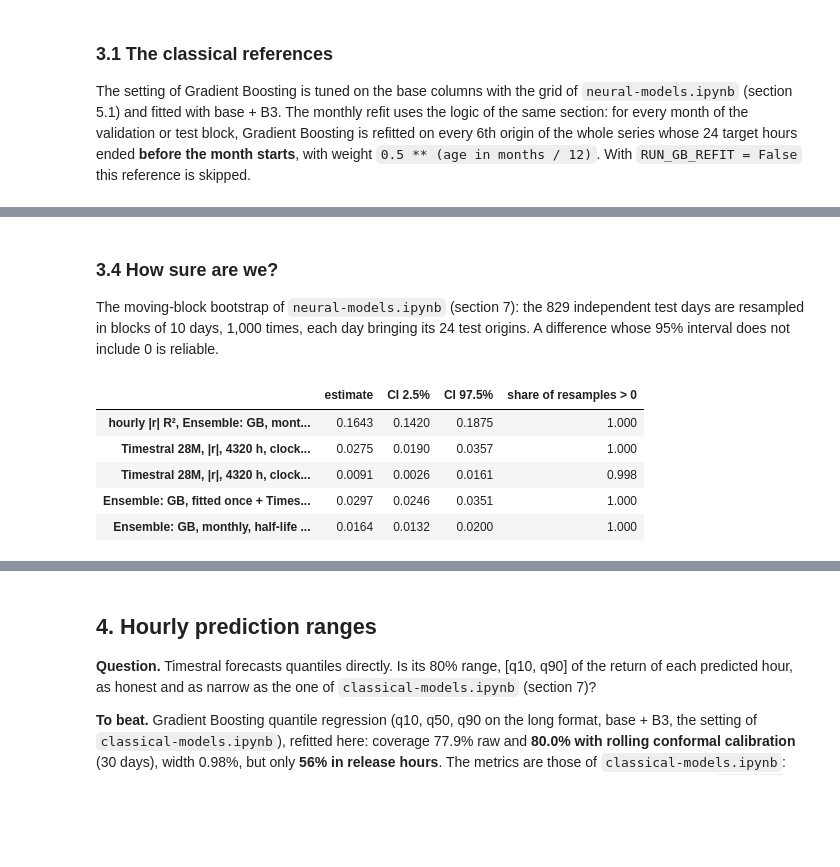
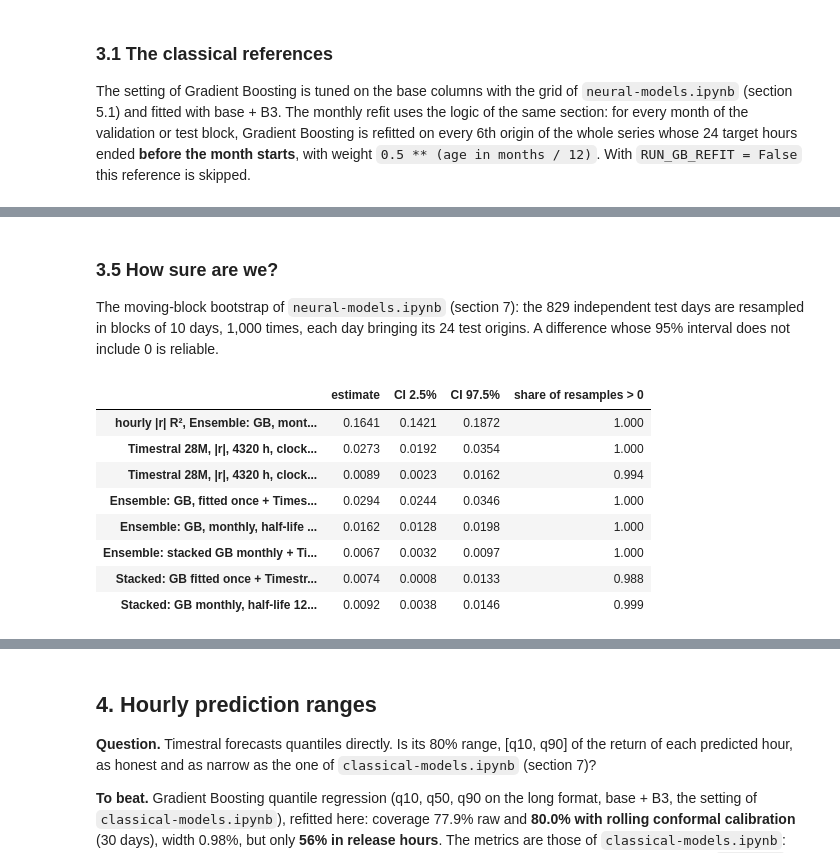
Before and after one commit to Descalabreitor/IAI600-final-project, a Jupyter notebook: timestral-zero-shot.ipynb, the cells around one changed output, grey strips where cells are left out. Cells and saved outputs as stored; diff of their text form; code cells hidden in the pictures; blank space fills up the shorter version.

```diff
--- a/timestral-zero-shot.ipynb
+++ b/timestral-zero-shot.ipynb
@@ -390,25 +580,31 @@ make_abs_gb = lambda **p: HistGradientBoostingRegressor(early_stopping=False, ma
 t0 = time.time()
 grid = [{"learning_rate": lr, "max_depth": d} for lr in (0.05, 0.1) for d in (2, 3, 6)]
 X_tr_b, X_va_b = Xl("train", BASE), Xl("val", BASE)
-gb_rows = [{**p, "val R2": U.r2(ya["val"], make_abs_gb(**p).fit(X_tr_b, ya["train"]).predict(X_va_b))} for p in grid]
+gb_rows = [{**p, "val R2": U.r2(ya["val"], fit_cached(f"|r| GB {p}, base, train", lambda p=p: make_abs_gb(**p), X_tr_b, ya["train"])
+                                .predict(X_va_b))} for p in grid]
 del X_tr_b, X_va_b
 gb_tab = pd.DataFrame(gb_rows).sort_values("val R2", ascending=False)
 p_abs_gb = {"learning_rate": float(gb_tab.iloc[0]["learning_rate"]), "max_depth": int(gb_tab.iloc[0]["max_depth"])}
 display(gb_tab.round(4))
 
 GB_ABS, GB_REFIT, RULE = "Classical: GB, fitted once", "Classical: GB, monthly, half-life 12 months", "Baseline: last week x hour profile"
-abs_val = {RULE: rule_abs("val"), GB_ABS: make_abs_gb(**p_abs_gb).fit(XA["train"], ya["train"]).predict(XA["val"])}
-gb_once = make_abs_gb(**p_abs_gb).fit(XA["tv"], ya["tv"])         # kept for the export (section 3.6)
-abs_test = {RULE: rule_abs("test"), GB_ABS: gb_once.predict(XA["test"])}
+make_best = lambda: make_abs_gb(**p_abs_gb)
+gb_train = fit_cached(f"{GB_ABS}, train", make_best, XA["train"], ya["train"])
+gb_once = fit_cached(f"{GB_ABS}, train + validation", make_best, XA["tv"], ya["tv"], legacy=earlier(GB_ABS))   # export (3.7)
+abs_val = {RULE: rule_abs("val"), GARCH_NAME: garch_abs("val"), GB_ABS: gb_train.predict(XA["val"])}
+abs_test = {RULE: rule_abs("test"), GARCH_NAME: garch_abs("test"), GB_ABS: gb_once.predict(XA["test"])}
 
 if RUN_GB_REFIT:
     pool = np.arange(len(origins))[::STRIDE]                         # every 6th origin of the whole series
     P["pool"], Y["pool"], D["pool"] = pos_all[pool], y_all[pool], origins[pool]
     X_pool, y_pool = Xl("pool", BASE, H_BASE + B3), yl("pool")
+    XA["pool"] = X_pool
     pool_end, pool_origin = np.repeat(day_end[pool], 24), np.repeat(origins[pool], 24)
 
-    def refit_monthly(block, X_b, half_life=12):
+    def refit_monthly(block, X_b, half_life=12, Xp=None):
         # Every month of the block: Gradient Boosting fitted on the pool rows whose targets are known before the month
+        # (Xp: the pool rows with the same columns as X_b; X_pool by default)
+        Xp = X_pool if Xp is None else Xp
         org = np.repeat(D[block], 24)
         pred = np.empty(len(X_b))
         for m in pd.period_range(D[block][0], D[block][-1], freq="M"):
@@ -416,7 +612,8 @@ if RUN_GB_REFIT:
             fit = pool_end < start
             w = 0.5 ** ((start - pool_origin[fit]) / pd.Timedelta(days=30.44) / half_life)
             rows_m = (org >= start) & (org < (m + 1).start_time)
-            pred[rows_m] = make_abs_gb(**p_abs_gb).fit(X_pool[fit], y_pool[fit], sample_weight=w).predict(X_b[rows_m])
+            name = f"{GB_REFIT}, {Xp.shape[1]} columns, fitted for {m}"
+            pred[rows_m] = fit_cached(name, make_best, Xp[fit], y_pool[fit], np.asarray(w, float)).predict(X_b[rows_m])
         return pred
 
     for b, store in (("val", abs_val), ("test", abs_test)):
@@ -425,7 +622,7 @@ if RUN_GB_REFIT:
 
 REFS = [k for k in (GB_ABS, GB_REFIT) if k in abs_val]
 display(pd.DataFrame({k: {"val R2": U.r2(ya["val"], abs_val[k]), "test R2": U.r2(ya["test"], abs_test[k])}
-                      for k in [RULE] + REFS}).T.round(4))
+                      for k in [RULE, GARCH_NAME] + REFS}).T.round(4))
 print(f"setting {p_abs_gb}; neural-models.ipynb: GB fitted once 0.0947 / 0.1295, refitted monthly 0.1005 / 0.1479 "
       f"(validation / test) ({time.time() - t0:.0f} s)")
 # %% [output]
@@ -563,6 +773,14 @@ if TS_RESCALE:
 else:
     abs_val[TS_NAME], abs_test[TS_NAME] = TS["e"]["val"], e_test
 print(f"test forecast: {len(P['test']):,} origins in {time.time() - t0:.0f} s")
+
+# for reference only, not a candidate: the best setting with the covariates of the first run (cached forecasts)
+OLD_COVS = ("clock, categorical", "clock, numeric", "releases", "range, volume")
+ts_old = run_variant(TS["series"], TS["ctx"], tuple(g for g in TS["covs"] if g in OLD_COVS), TS["repo"])
+TS_OLD = "For reference: Timestral without the new covariates"
+if ts_old is not TS:
+    abs_val[TS_OLD] = ts_old["e"]["val"]
+    abs_test[TS_OLD] = expected_abs(timestral_quantiles(P["test"], ts_old["series"], ts_old["ctx"], ts_old["covs"], ts_old["repo"])).reshape(-1)
 
 ENS = {f"Ensemble: {r.split(': ')[1]} + Timestral": [r, TS_NAME] for r in REFS}
 for e, members in ENS.items():
@@ -623,33 +1005,41 @@ test R2: 0.1643 against 0.1479 (+0.0164)
 # %% [markdown]
-### 3.4 How sure are we?
+### 3.5 How sure are we?
 
 The moving-block bootstrap of `neural-models.ipynb` (section 7): the 829 independent test days are resampled in blocks of 10 days, 1,000 times, each day bringing its 24 test origins. A difference whose 95% interval does not include 0 is reliable.
 # %%
 def day_orig(idx):
     # all test origins of the chosen independent days (the last day may be incomplete)
     o = (test_days[idx][:, None] + np.arange(24)).ravel()
     return o[o < len(P["test"])]
 
 
 days_rows = lambda idx: rows24(day_orig(idx))                        # their 24 long-format rows each
 r2_days = lambda pred, i: U.r2(ya["test"][days_rows(i)], pred[days_rows(i)])
+diff_days = lambda a, b: (lambda i: r2_days(abs_test[a], i) - r2_days(abs_test[b], i))
 boot_stats = {f"hourly |r| R², {TS_CHOSEN}": lambda i: r2_days(abs_test[TS_CHOSEN], i)}
 for ref in REFS:
-    boot_stats[f"{TS_NAME} − {ref[11:]}"] = lambda i, ref=ref: r2_days(abs_test[TS_NAME], i) - r2_days(abs_test[ref], i)
+    boot_stats[f"{TS_NAME} − {short(ref)}"] = diff_days(TS_NAME, ref)
 for e in ENS:
-    boot_stats[f"{e} − {ENS[e][0][11:]}"] = lambda i, e=e: r2_days(abs_test[e], i) - r2_days(abs_test[ENS[e][0]], i)
+    boot_stats[f"{e} − {short(ENS[e][0])}"] = diff_days(e, ENS[e][0])
+for s in STACKED:
+    boot_stats[f"{s} − {short(REF_BEST)}"] = diff_days(s, REF_BEST)
+if TS_CHOSEN != PREV_CHOSEN:
+    boot_stats[f"{TS_CHOSEN} − {PREV_CHOSEN}"] = diff_days(TS_CHOSEN, PREV_CHOSEN)
 boot_rows = {}
 for name, fn in boot_stats.items():
     b = U.block_bootstrap(fn, ND, n_boot=1000, block=10, seed=RANDOM_STATE)
     boot_rows[name] = {"estimate": fn(np.arange(ND)), "CI 2.5%": np.percentile(b, 2.5), "CI 97.5%": np.percentile(b, 97.5),
                        "share of resamples > 0": (b > 0).mean()}
 with pd.option_context("display.max_colwidth", 90):
     display(pd.DataFrame(boot_rows).T.round(4))
 # %% [output]
 |  | estimate | CI 2.5% | CI 97.5% | share of resamples > 0 |
-| hourly |r| R², Ensemble: GB, mont... | 0.1643 | 0.1420 | 0.1875 | 1.000 |
-| Timestral 28M, |r|, 4320 h, clock... | 0.0275 | 0.0190 | 0.0357 | 1.000 |
-| Timestral 28M, |r|, 4320 h, clock... | 0.0091 | 0.0026 | 0.0161 | 0.998 |
-| Ensemble: GB, fitted once + Times... | 0.0297 | 0.0246 | 0.0351 | 1.000 |
-| Ensemble: GB, monthly, half-life ... | 0.0164 | 0.0132 | 0.0200 | 1.000 |
+| hourly |r| R², Ensemble: GB, mont... | 0.1641 | 0.1421 | 0.1872 | 1.000 |
+| Timestral 28M, |r|, 4320 h, clock... | 0.0273 | 0.0192 | 0.0354 | 1.000 |
+| Timestral 28M, |r|, 4320 h, clock... | 0.0089 | 0.0023 | 0.0162 | 0.994 |
+| Ensemble: GB, fitted once + Times... | 0.0294 | 0.0244 | 0.0346 | 1.000 |
+| Ensemble: GB, monthly, half-life ... | 0.0162 | 0.0128 | 0.0198 | 1.000 |
+| Ensemble: stacked GB monthly + Ti... | 0.0067 | 0.0032 | 0.0097 | 1.000 |
+| Stacked: GB fitted once + Timestr... | 0.0074 | 0.0008 | 0.0133 | 0.988 |
+| Stacked: GB monthly, half-life 12... | 0.0092 | 0.0038 | 0.0146 | 0.999 |
 # %% [markdown]
```
Also changed, not shown: parts of 24 cells of this notebook, 2 other files.
